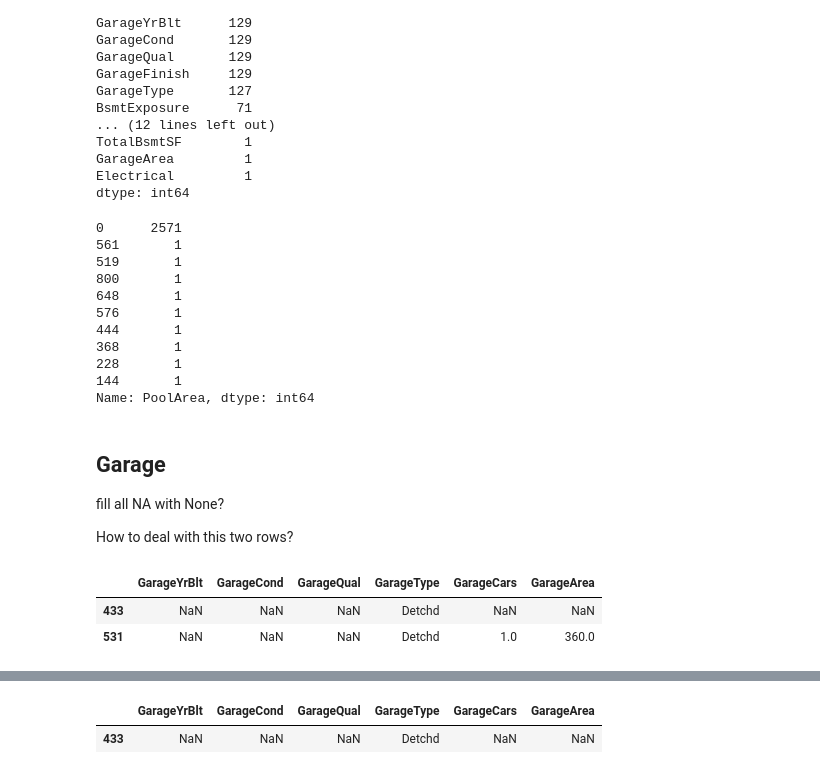
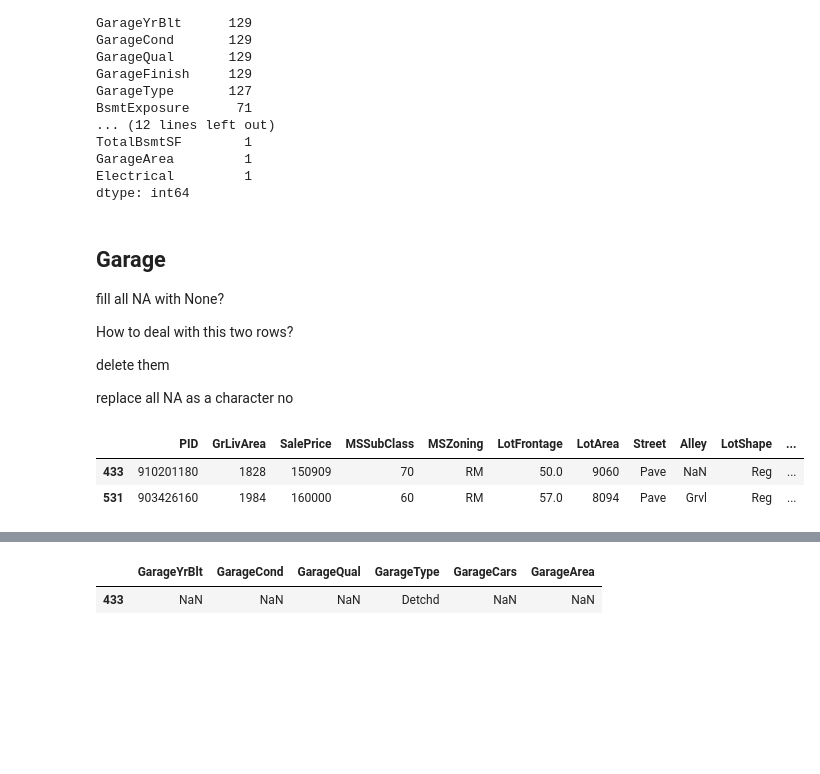
Before and after one commit to xiaogangzhu/MLHousing, a Jupyter notebook: Xiaogang Zhu/House_prepocessing.ipynb, the cells around one changed output, grey strips where cells are left out. Drawn from its saved outputs; the diff is of its cells as text; code cells hidden in the pictures; blank space fills up the shorter version.

Commit message:
Finish data cleaning

```diff
--- a/Xiaogang Zhu/House_prepocessing.ipynb
+++ b/Xiaogang Zhu/House_prepocessing.ipynb
@@ -15,7 +15,7 @@ Convenience
 
 house type based on size, how many bedroom,restroom,garbage
 # %%
-Ames = pd.read_csv("Ames_HousePrice.csv", index_col=0)
+Ames = pd.read_csv("data/Ames_HousePrice.csv", index_col=0)
 Ames = Ames.reset_index(drop = True)
 #Ames = Ames.drop("PID",axis=1)
 #trains = pd.read_csv("train.csv", index_col=0)
@@ -117,30 +118,20 @@ TotalBsmtSF        1
 GarageArea         1
 Electrical         1
 dtype: int64
-# %%
-Ames.PoolArea.value_counts()
-# %% [output]
-0      2571
-561       1
-519       1
-800       1
-648       1
-576       1
-444       1
-368       1
-228       1
-144       1
-Name: PoolArea, dtype: int64
 # %% [markdown]
 ## Garage
 
 fill all NA with None?
 
 How to deal with this two rows?
+
+delete them
+
+replace all NA as a character no
 # %%
 select_column_gar = ["GarageYrBlt","GarageCond","GarageQual","GarageType","GarageCars","GarageArea"]
-Ames[Ames.GarageType.notnull() & Ames.GarageQual.isnull()][select_column_gar]
+Ames[Ames.GarageType.notnull() & Ames.GarageQual.isnull()]#[select_column_gar]
 # %% [output]
-|  | GarageYrBlt | GarageCond | GarageQual | GarageType | GarageCars | GarageArea |
-| 433 | NaN | NaN | NaN | Detchd | NaN | NaN |
-| 531 | NaN | NaN | NaN | Detchd | 1.0 | 360.0 |
+|  | PID | GrLivArea | SalePrice | MSSubClass | MSZoning | LotFrontage | LotArea | Street | Alley | LotShape | ... |
+| 433 | 910201180 | 1828 | 150909 | 70 | RM | 50.0 | 9060 | Pave | NaN | Reg | ... |
+| 531 | 903426160 | 1984 | 160000 | 60 | RM | 57.0 | 8094 | Pave | Grvl | Reg | ... |
```
Also changed, not shown: parts of 39 cells of this notebook, 1 other file.
